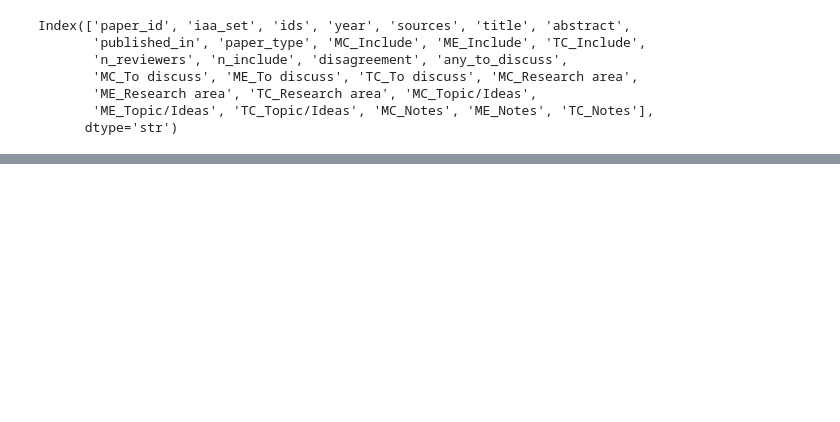
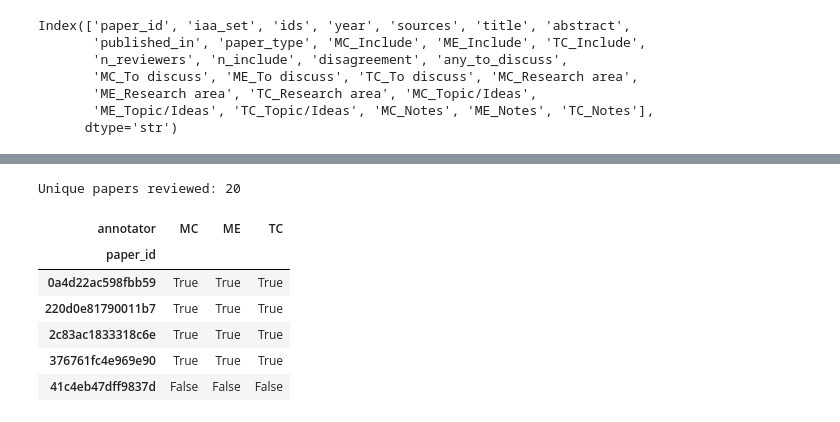
Before and after one commit to m-chaves/slr_climate_nlp, a Jupyter notebook: notebooks/03_iaa_analysis.ipynb, the cells around one changed output, grey strips where cells are left out. Cells and saved outputs as stored; diff of their text form; code cells hidden in the pictures; blank space fills up the shorter version.

```diff
--- a/notebooks/03_iaa_analysis.ipynb
+++ b/notebooks/03_iaa_analysis.ipynb
@@ -241,0 +270,19 @@ Counter({'Polarization': 25, 'Misinformation': 25, 'Both': 4})
+# %%
+long = pd.concat(
+    [df[["paper_id", "Include"]].assign(annotator=a) for a, df in dfs.items()],
+    ignore_index=True,
+)
+include_wide = long.pivot(index="paper_id", columns="annotator", values="Include")[ANNOTATORS]
+assert include_wide.notna().all().all(), "unexpected NaN: not every annotator reviewed every paper"
+assert include_wide.shape == (20, 3), f"unexpected shape {include_wide.shape}"
+print(f"Unique papers reviewed: {len(include_wide)}")
+include_wide.head()
+# %% [output]
+Unique papers reviewed: 20
+| annotator | MC | ME | TC |
+| paper_id |  |  |  |
+| 0a4d22ac598fbb59 | True | True | True |
+| 220d0e81790011b7 | True | True | True |
+| 2c83ac1833318c6e | True | True | True |
+| 376761fc4e969e90 | True | True | True |
+| 41c4eb47dff9837d | False | False | False |
```
Also changed, not shown: parts of 30 cells of this notebook, 11 other files.
